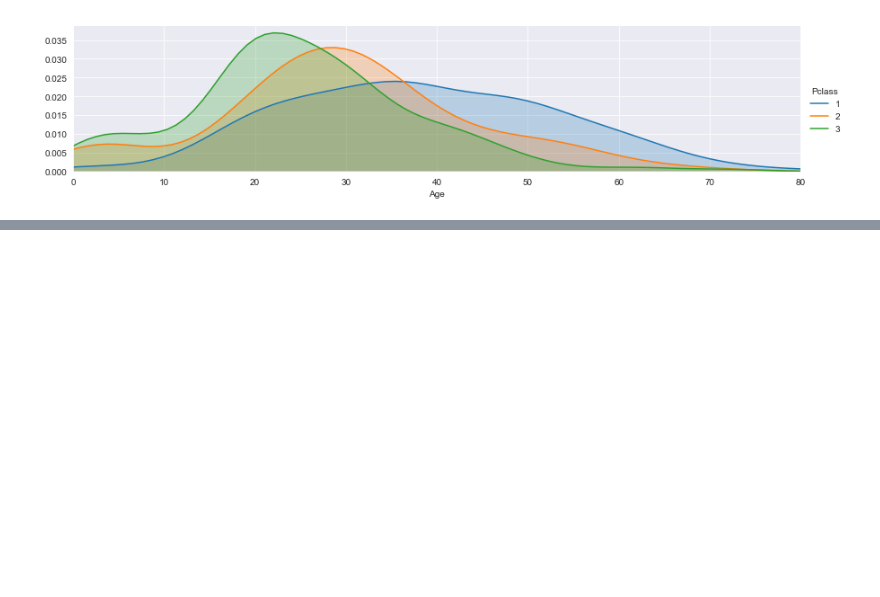
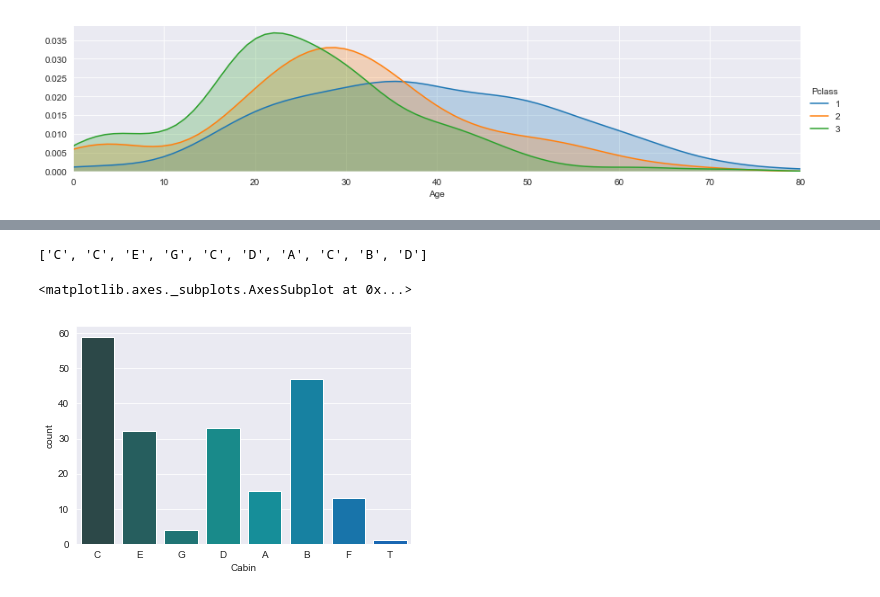
Before and after one commit to jsutch/Titanic-Kaggle, a Jupyter notebook: Kaggle Titantic Data Analysis.ipynb, the cells around one changed output, grey strips where cells are left out. Drawn from its saved outputs; the diff is of its cells as text; code cells hidden in the pictures; blank space fills up the shorter version.

Commit message:
added cabin logic to dataframe - countplot viz

```diff
--- a/Kaggle Titantic Data Analysis.ipynb
+++ b/Kaggle Titantic Data Analysis.ipynb
@@ -208,0 +196,20 @@ Name: Cabin, dtype: object
+# %%
+# pull the first letter of the deck to classify its level
+levels=[]
+for level in deck:
+    levels.append(level[0])
+# %%
+# show the output
+levels[:10]
+# %% [output]
+['C', 'C', 'E', 'G', 'C', 'D', 'A', 'C', 'B', 'D']
+# %%
+# Make a dataframe of the cabins
+cabindf = pd.DataFrame(levels)
+# name the column
+cabindf.columns= ['Cabin']
+# %%
+sns.countplot('Cabin',data=cabindf, palette='winter_d')
+# %% [output]
+<matplotlib.axes._subplots.AxesSubplot at 0x...>
+[figure, added]
```
Also changed, not shown: parts of 9 cells of this notebook, 1 other file.
